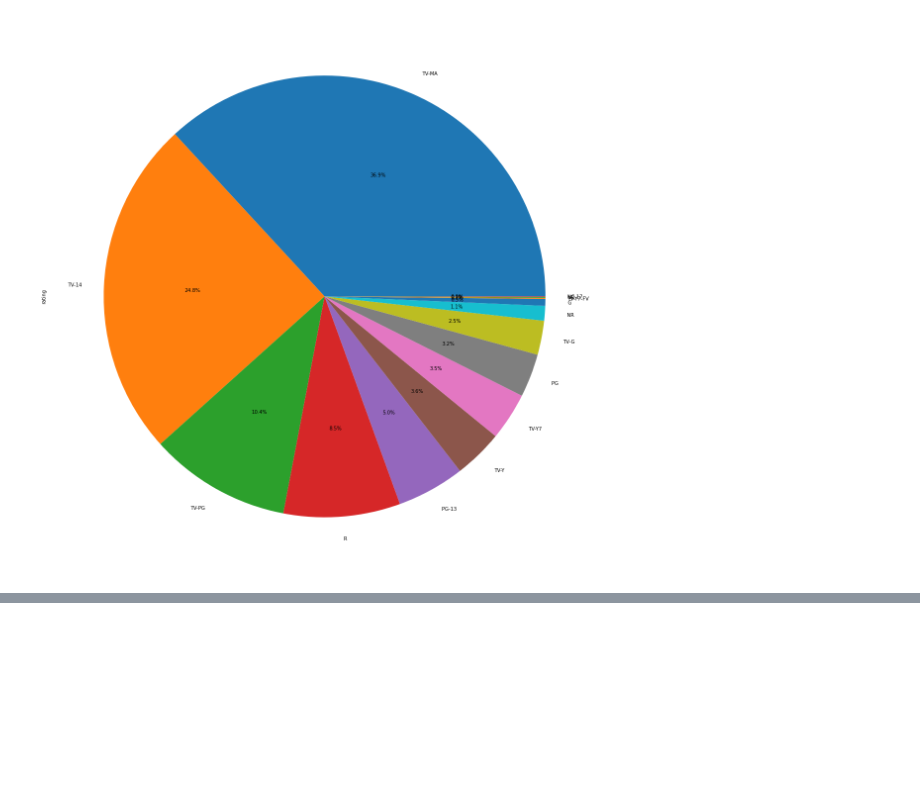
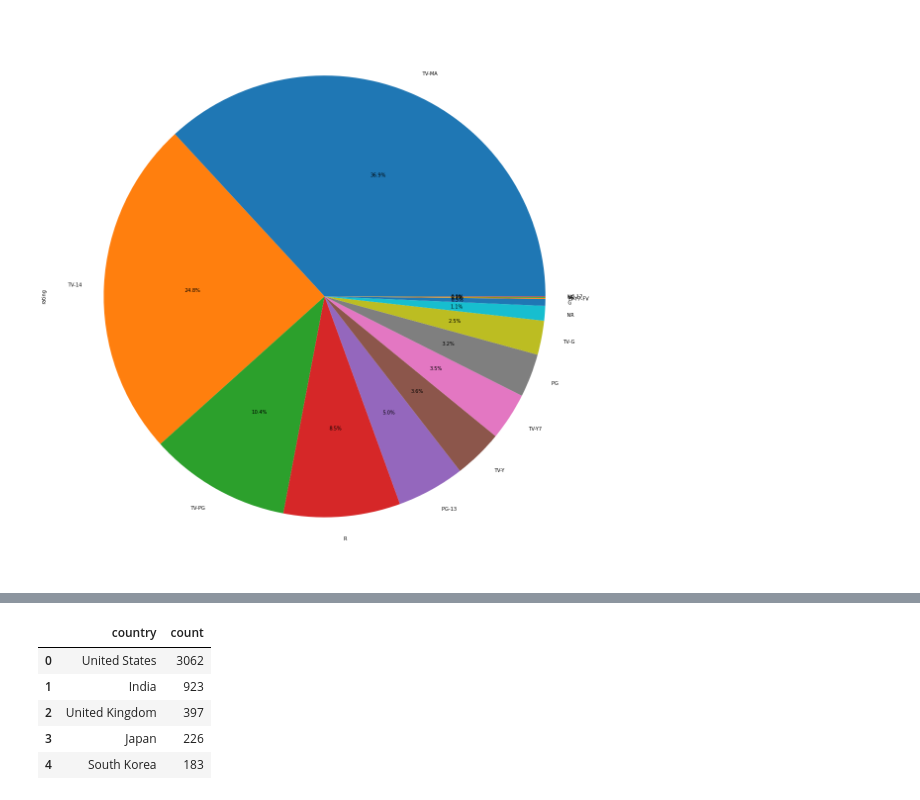
Before and after one commit to SungaHwang/Exploratory_Data_Analysis, a Jupyter notebook: NetflixData.ipynb, the cells around one changed output, grey strips where cells are left out. Drawn from its saved outputs; the diff is of its cells as text; code cells hidden in the pictures; blank space fills up the shorter version.

```diff
--- a/NetflixData.ipynb
+++ b/NetflixData.ipynb
@@ -213,0 +276,11 @@ plt.show()
+# %%
+netflix_overall_countries = pd.DataFrame(netflix_overall.country.value_counts().reset_index().values,
+                                         columns = ["country", "count"])
+netflix_overall_countries.head()
+# %% [output]
+|  | country | count |
+| 0 | United States | 3062 |
+| 1 | India | 923 |
+| 2 | United Kingdom | 397 |
+| 3 | Japan | 226 |
+| 4 | South Korea | 183 |
```
Also changed, not shown: parts of 5 cells of this notebook.
